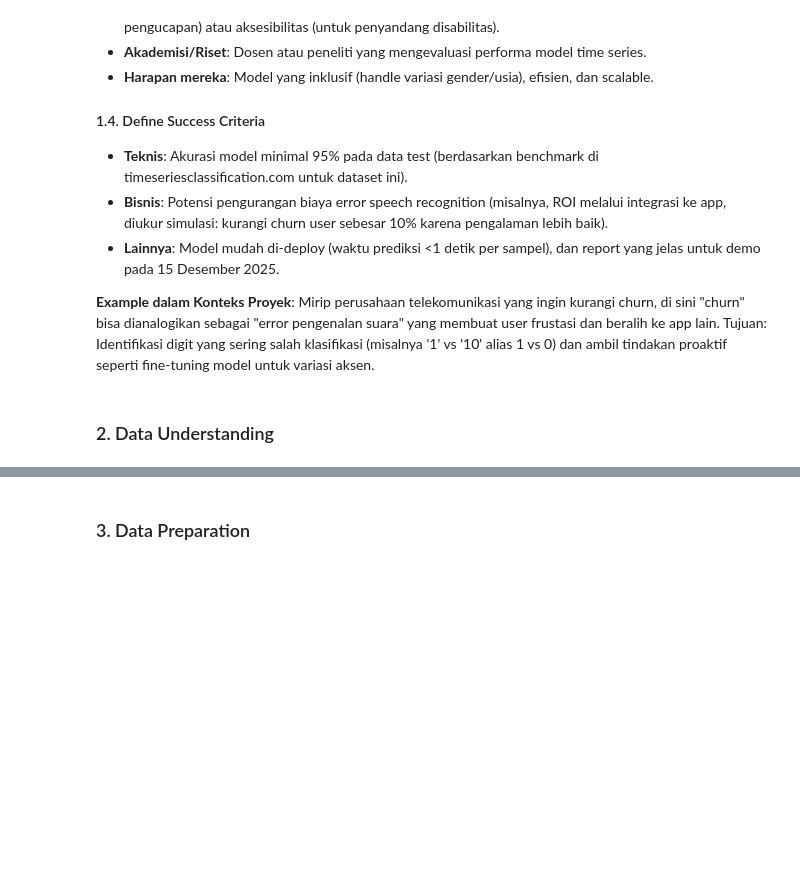
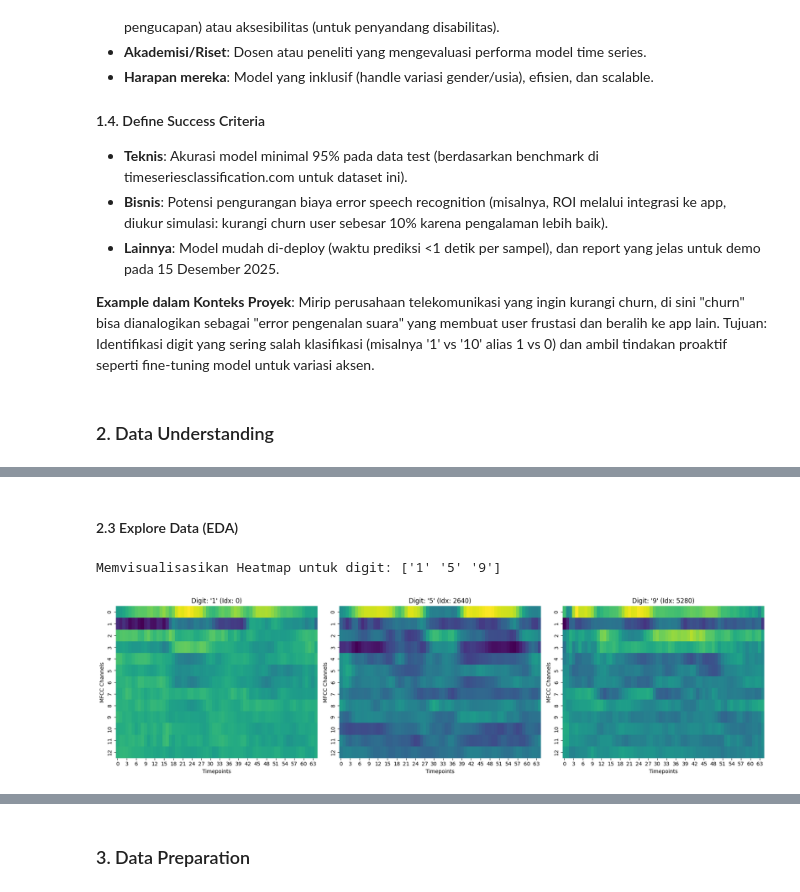
Before and after one commit to rhindottire/Data-Science, a Jupyter notebook: project/UAS.ipynb, the cells around one changed output, grey strips where cells are left out. Drawn from its saved outputs; the diff is of its cells as text; code cells hidden in the pictures; blank space fills up the shorter version.

```diff
--- a/project/UAS.ipynb
+++ b/project/UAS.ipynb
@@ -139,0 +272,35 @@ Tujuan proyek adalah membangun model machine learning yang dapat mengklasifikasi
+# %% [markdown]
+#### 2.3 Explore Data (EDA)
+# %%
+import numpy as np
+import matplotlib.pyplot as plt
+import seaborn as sns
+from sklearn.decomposition import PCA
+from sklearn.preprocessing import StandardScaler
+
+# --- A. Visualisasi Heatmap MFCC ---
+# Fungsi untuk menampilkan satu sampel data sebagai citra (Heatmap)
+def plot_mfcc(instance_idx, ax, label):
+    data_sample = X[instance_idx]  # Shape (13, 65)
+    sns.heatmap(data_sample, ax=ax, cmap="viridis", cbar=False)
+    ax.set_title(f"Digit: '{label}' (Idx: {instance_idx})")
+    ax.set_xlabel("Timepoints")
+    ax.set_ylabel("MFCC Channels")
+
+# Pilih 3 digit berbeda untuk dibandingkan (misal: '1', '5', '9')
+# Catatan: Sesuaikan label string ini dengan yang ada di unique_classes kamu jika berbeda
+target_labels = unique_classes[[0, 5, 9]]
+
+fig, axes = plt.subplots(1, 3, figsize=(18, 5))
+print(f"Memvisualisasikan Heatmap untuk digit: {target_labels}")
+
+for i, target in enumerate(target_labels):
+    # Ambil index pertama yang cocok dengan digit ini
+    idx = np.where(y == target)[0][0]
+    plot_mfcc(idx, axes[i], target)
+
+plt.tight_layout()
+plt.show()
+# %% [output]
+Memvisualisasikan Heatmap untuk digit: ['1' '5' '9']
+[figure, added]
```
Also changed, not shown: parts of 86 cells of this notebook, 1 other file.
